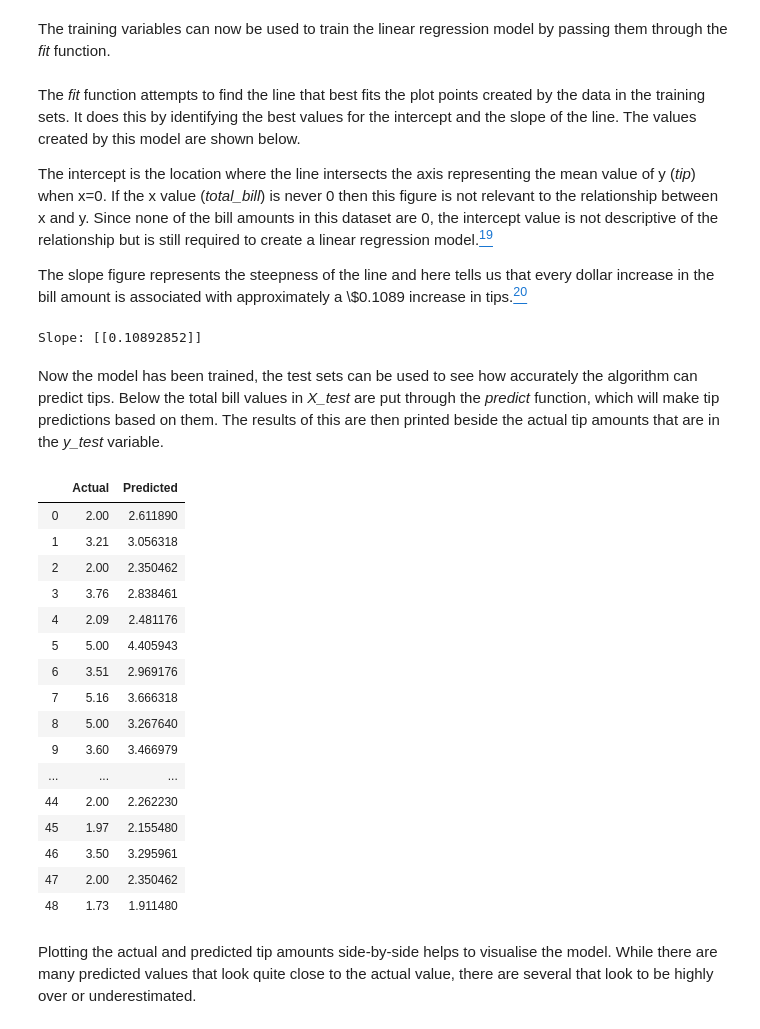
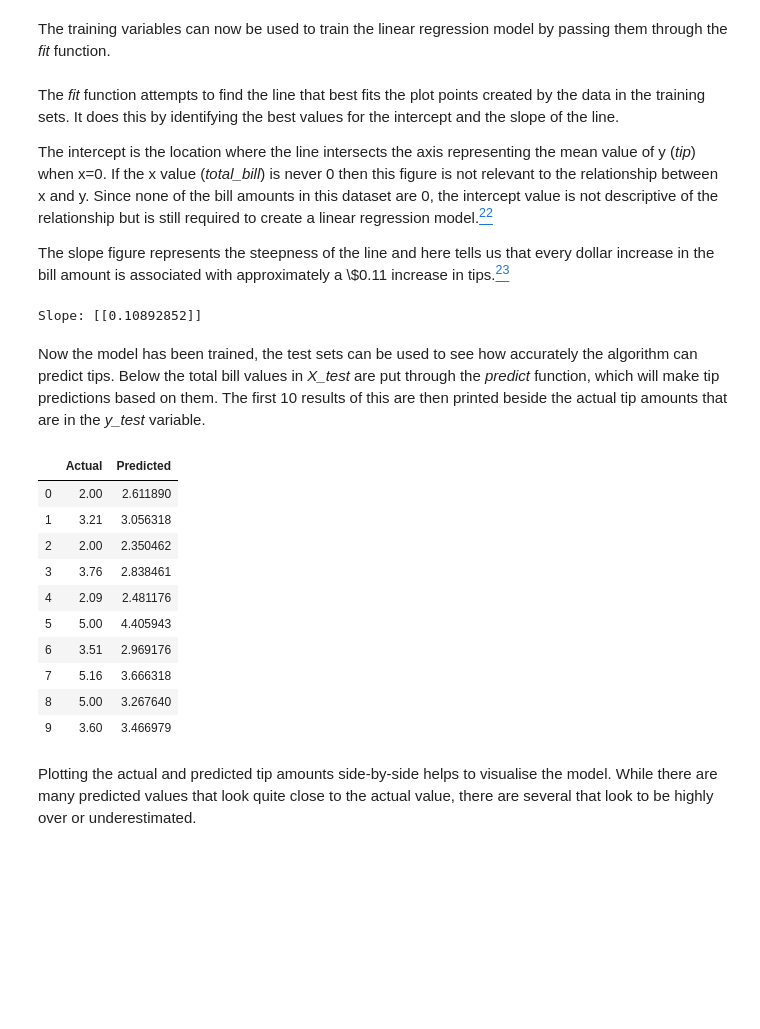
Before and after one commit to jennifer-ryan/fundamentals-project, a Jupyter notebook: tips_dataset_analysis.ipynb, the cells around one changed output. Drawn from its saved outputs; the diff is of its cells as text; code cells hidden in the pictures; blank space fills up the shorter version.

```diff
--- a/tips_dataset_analysis.ipynb
+++ b/tips_dataset_analysis.ipynb
@@ -402,10 +402,10 @@ The training variables can now be used to train the linear regression model by p
 reg = LinearRegression()
 model = reg.fit(X_train, y_train)
 # %% [markdown]
-The *fit* function attempts to find the line that best fits the plot points created by the data in the training sets. It does this by identifying the best values for the intercept and the slope of the line. The values created by this model are shown below.
+The *fit* function attempts to find the line that best fits the plot points created by the data in the training sets. It does this by identifying the best values for the intercept and the slope of the line.
 
-The intercept is the location where the line intersects the axis representing the mean value of y (*tip*) when x=0. If the x value (*total_bill*) is never 0 then this figure is not relevant to the relationship between x and y. Since none of the bill amounts in this dataset are 0, the intercept value is not descriptive of the relationship but is still required to create a linear regression model.[<sup>19</sup>](https://www.theanalysisfactor.com/interpreting-the-intercept-in-a-regression-model/)
+The intercept is the location where the line intersects the axis representing the mean value of y (*tip*) when x=0. If the x value (*total_bill*) is never 0 then this figure is not relevant to the relationship between x and y. Since none of the bill amounts in this dataset are 0, the intercept value is not descriptive of the relationship but is still required to create a linear regression model.[<sup>22</sup>](https://www.theanalysisfactor.com/interpreting-the-intercept-in-a-regression-model/)
 
-The slope figure represents the steepness of the line and here tells us that every dollar increase in the bill amount is associated with approximately a \\$0.1089 increase in tips.[<sup>20</sup>](https://www.ritchieng.com/machine-learning-evaluate-linear-regression-model)
+The slope figure represents the steepness of the line and here tells us that every dollar increase in the bill amount is associated with approximately a \\$0.11 increase in tips.[<sup>23</sup>](https://www.ritchieng.com/machine-learning-evaluate-linear-regression-model)
 # %%
 # Slope of the line created by the model.
@@ -413,32 +413,26 @@ print("Slope:",  reg.coef_)
 # %% [output]
 Slope: [[0.10892852]]
 # %% [markdown]
-Now the model has been trained, the test sets can be used to see how accurately the algorithm can predict tips. Below the total bill values in *X_test* are put through the *predict* function, which will make tip predictions based on them. The results of this are then printed beside the actual tip amounts that are in the *y_test* variable.
+Now the model has been trained, the test sets can be used to see how accurately the algorithm can predict tips. Below the total bill values in *X_test* are put through the *predict* function, which will make tip predictions based on them. The first 10 results of this are then printed beside the actual tip amounts that are in the *y_test* variable.
 # %%
 # Predicting tip values based on total bill values.
 y_pred = reg.predict(X_test)
 
 # Comparing predictions against acutal values.
 test_model = pd.DataFrame({'Actual': y_test.flatten(), 'Predicted': y_pred.flatten()})
-test_model
+test_model.head(10)
 # %% [output]
 |  | Actual | Predicted |
 | 0 | 2.00 | 2.611890 |
 | 1 | 3.21 | 3.056318 |
 | 2 | 2.00 | 2.350462 |
 | 3 | 3.76 | 2.838461 |
 | 4 | 2.09 | 2.481176 |
 | 5 | 5.00 | 4.405943 |
 | 6 | 3.51 | 2.969176 |
 | 7 | 5.16 | 3.666318 |
 | 8 | 5.00 | 3.267640 |
 | 9 | 3.60 | 3.466979 |
-| ... | ... | ... |
-| 44 | 2.00 | 2.262230 |
-| 45 | 1.97 | 2.155480 |
-| 46 | 3.50 | 3.295961 |
-| 47 | 2.00 | 2.350462 |
-| 48 | 1.73 | 1.911480 |
 # %% [markdown]
 Plotting the actual and predicted tip amounts side-by-side helps to visualise the model. While there are many predicted values that look quite close to the actual value, there are several that look to be highly over or underestimated.
 # %%
```
Also changed, not shown: parts of 68 cells of this notebook, 1 other file.
